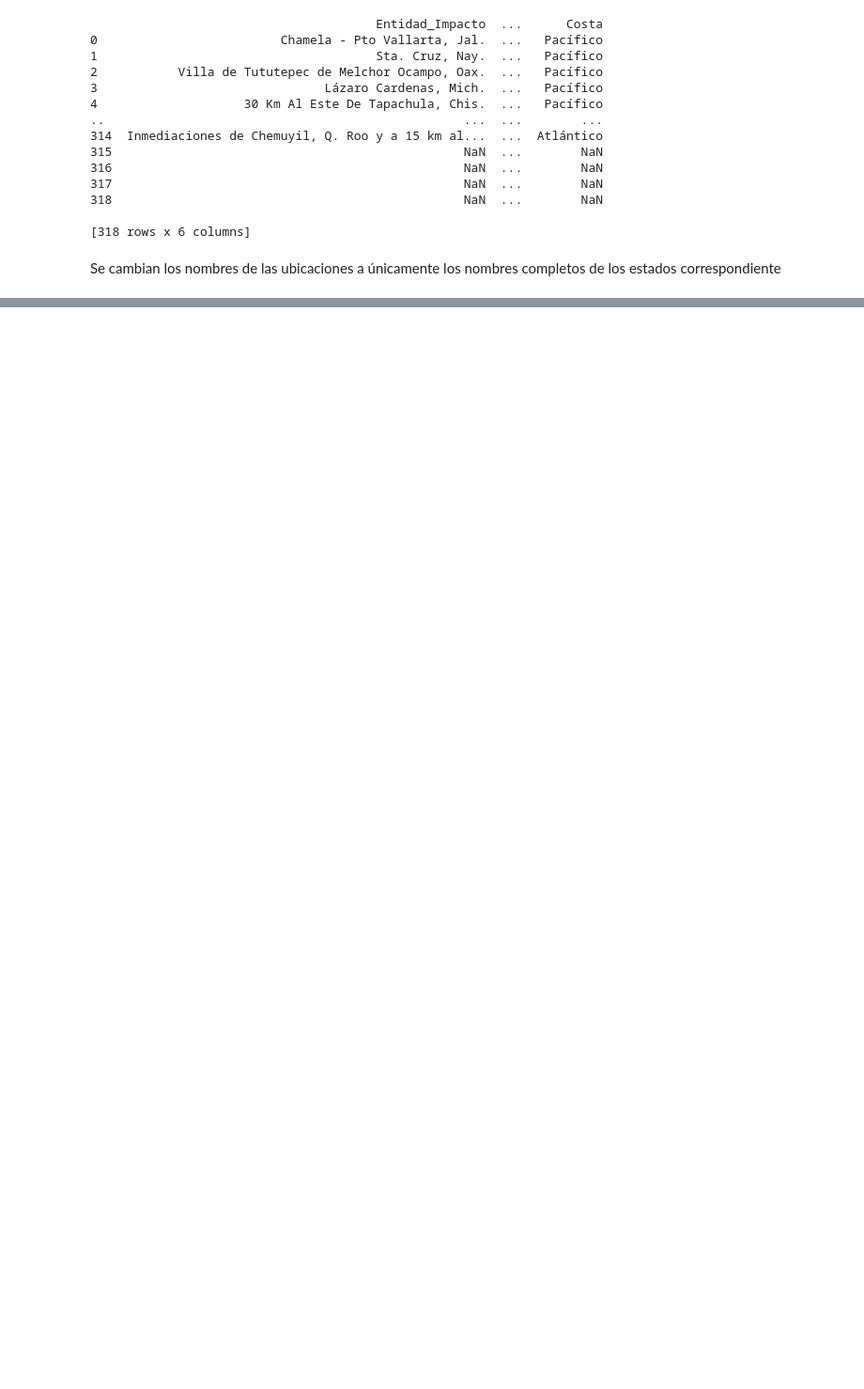
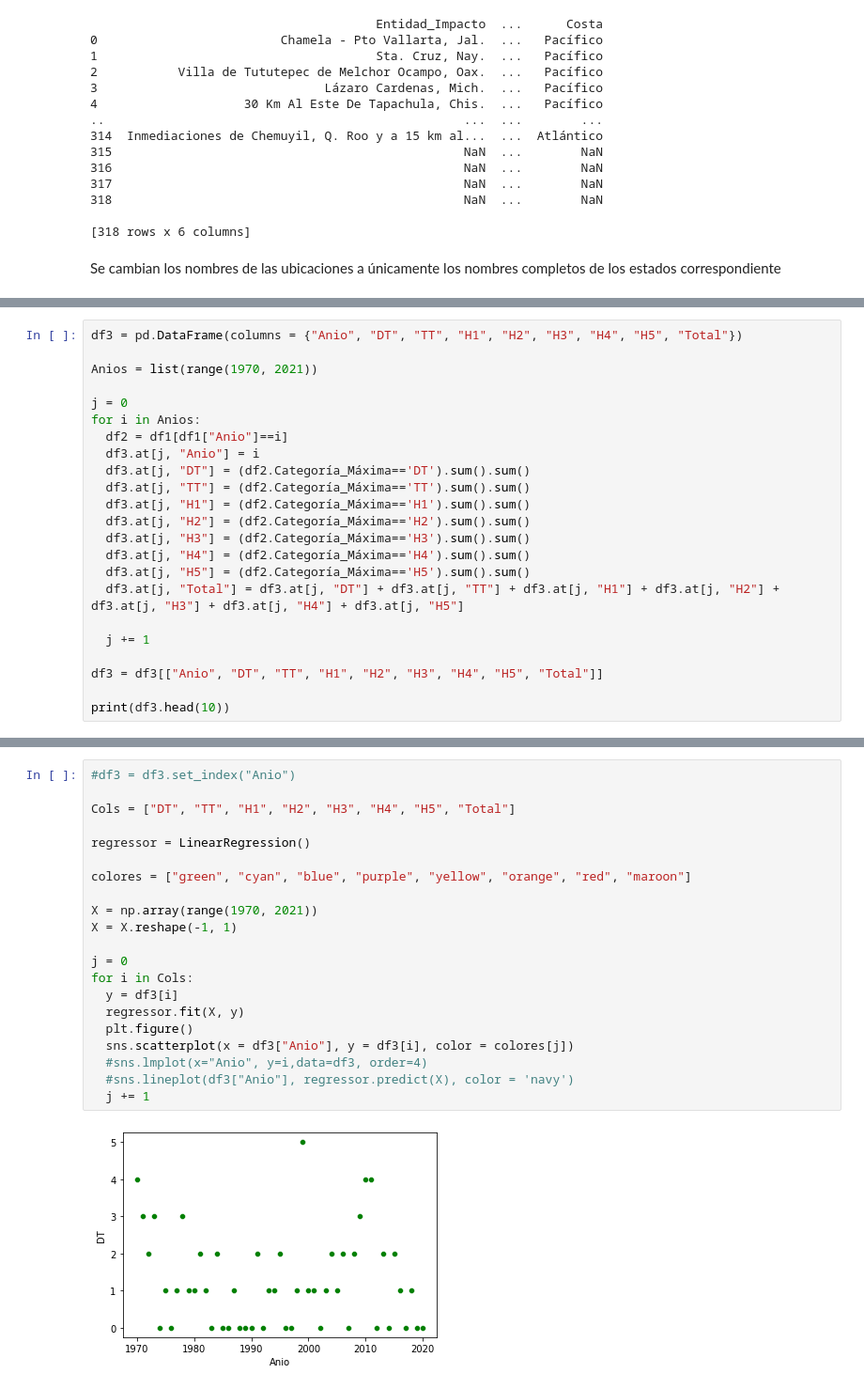
Before and after one commit to AdrianDiazGaxiola/Proyecto-Final, a Jupyter notebook: Ciclones.ipynb, the cells around one changed output, grey strips where cells are left out. Shown at 94% size. Drawn from its saved outputs; the diff is of its cells as text; blank space fills up the shorter version.

```diff
--- a/Ciclones.ipynb
+++ b/Ciclones.ipynb
@@ -152,0 +321,23 @@ print(df.head(5))
+# %%
+df3 = pd.DataFrame(columns = {"Anio", "DT", "TT", "H1", "H2", "H3", "H4", "H5", "Total"})
+
+Anios = list(range(1970, 2021))
+
+j = 0
+for i in Anios:
+  df2 = df1[df1["Anio"]==i]
+  df3.at[j, "Anio"] = i
+  df3.at[j, "DT"] = (df2.Categoría_Máxima=='DT').sum().sum()
+  df3.at[j, "TT"] = (df2.Categoría_Máxima=='TT').sum().sum()
+  df3.at[j, "H1"] = (df2.Categoría_Máxima=='H1').sum().sum()
+  df3.at[j, "H2"] = (df2.Categoría_Máxima=='H2').sum().sum()
+  df3.at[j, "H3"] = (df2.Categoría_Máxima=='H3').sum().sum()
+  df3.at[j, "H4"] = (df2.Categoría_Máxima=='H4').sum().sum()
+  df3.at[j, "H5"] = (df2.Categoría_Máxima=='H5').sum().sum()
+  df3.at[j, "Total"] = df3.at[j, "DT"] + df3.at[j, "TT"] + df3.at[j, "H1"] + df3.at[j, "H2"] + df3.at[j, "H3"] + df3.at[j, "H4"] + df3.at[j, "H5"]
+
+  j += 1
+
+df3 = df3[["Anio", "DT", "TT", "H1", "H2", "H3", "H4", "H5", "Total"]]
+
+print(df3.head(10))
@@ -152,0 +356,23 @@ print(df.head(5))
+# %%
+#df3 = df3.set_index("Anio")
+
+Cols = ["DT", "TT", "H1", "H2", "H3", "H4", "H5", "Total"]
+
+regressor = LinearRegression()
+
+colores = ["green", "cyan", "blue", "purple", "yellow", "orange", "red", "maroon"]
+
+X = np.array(range(1970, 2021))
+X = X.reshape(-1, 1)
+
+j = 0
+for i in Cols:
+  y = df3[i]
+  regressor.fit(X, y)
+  plt.figure()
+  sns.scatterplot(x = df3["Anio"], y = df3[i], color = colores[j])
+  #sns.lmplot(x="Anio", y=i,data=df3, order=4)
+  #sns.lineplot(df3["Anio"], regressor.predict(X), color = 'navy')
+  j += 1
+# %% [output]
+[figure, added]
```
Also changed, not shown: parts of 19 cells of this notebook.
